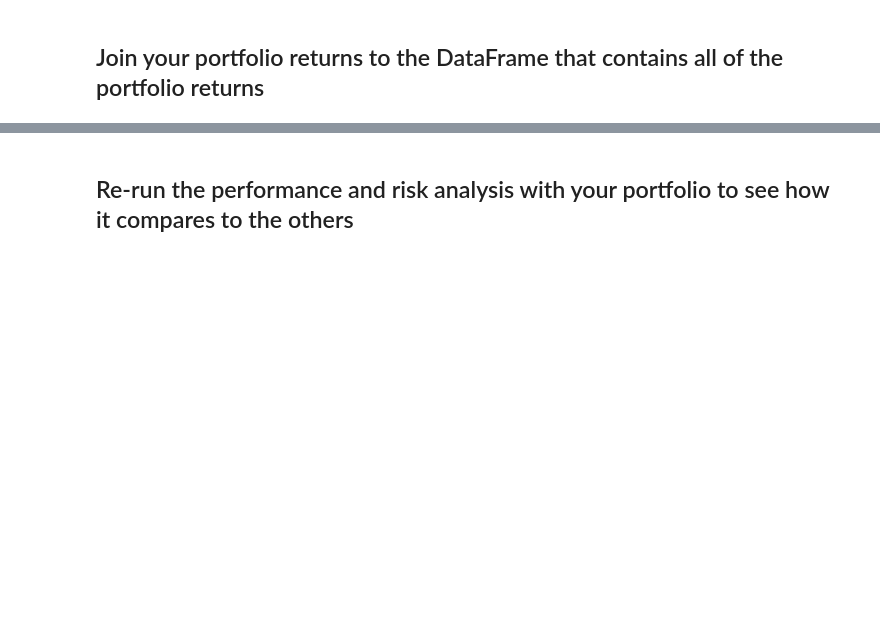
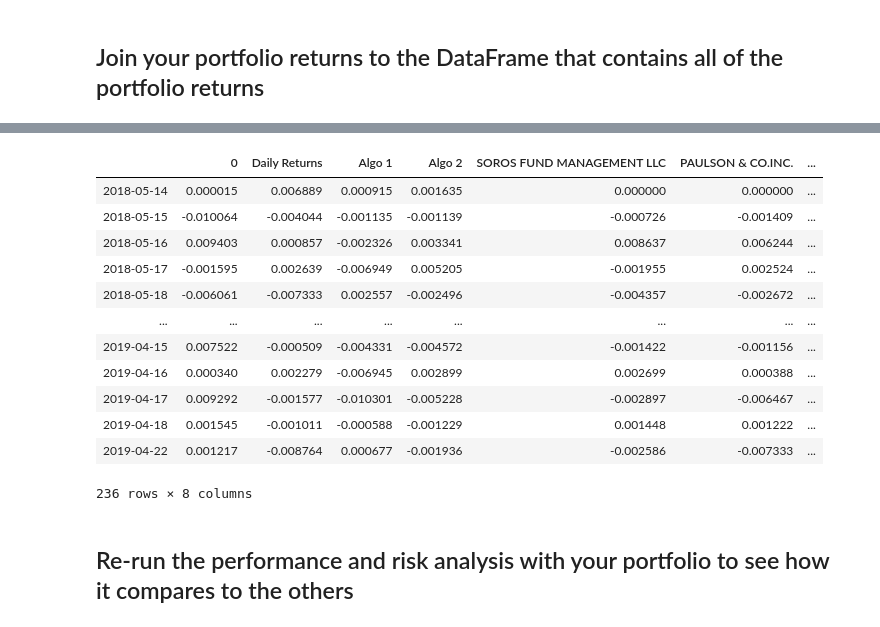
Before and after one commit to gabrieldk96/Pandas-Homework, a Jupyter notebook: Starter_Code/whale_analysis.ipynb, the cells around one changed output, grey strips where cells are left out. Cells and saved outputs as stored; diff of their text form; code cells hidden in the pictures; blank space fills up the shorter version.

```diff
--- a/Starter_Code/whale_analysis.ipynb
+++ b/Starter_Code/whale_analysis.ipynb
@@ -508,6 +519,21 @@ Length: 249, dtype: float64
 # %%
 # Only compare dates where return data exists for all the stocks (drop NaNs)
 # YOUR CODE HERE
+final_conglomerate_df.dropna()
+# %% [output]
+|  | 0 | Daily Returns | Algo 1 | Algo 2 | SOROS FUND MANAGEMENT LLC | PAULSON & CO.INC. | ... |
+| 2018-05-14 | 0.000015 | 0.006889 | 0.000915 | 0.001635 | 0.000000 | 0.000000 | ... |
+| 2018-05-15 | -0.010064 | -0.004044 | -0.001135 | -0.001139 | -0.000726 | -0.001409 | ... |
+| 2018-05-16 | 0.009403 | 0.000857 | -0.002326 | 0.003341 | 0.008637 | 0.006244 | ... |
+| 2018-05-17 | -0.001595 | 0.002639 | -0.006949 | 0.005205 | -0.001955 | 0.002524 | ... |
+| 2018-05-18 | -0.006061 | -0.007333 | 0.002557 | -0.002496 | -0.004357 | -0.002672 | ... |
+| ... | ... | ... | ... | ... | ... | ... | ... |
+| 2019-04-15 | 0.007522 | -0.000509 | -0.004331 | -0.004572 | -0.001422 | -0.001156 | ... |
+| 2019-04-16 | 0.000340 | 0.002279 | -0.006945 | 0.002899 | 0.002699 | 0.000388 | ... |
+| 2019-04-17 | 0.009292 | -0.001577 | -0.010301 | -0.005228 | -0.002897 | -0.006467 | ... |
+| 2019-04-18 | 0.001545 | -0.001011 | -0.000588 | -0.001229 | 0.001448 | 0.001222 | ... |
+| 2019-04-22 | 0.001217 | -0.008764 | 0.000677 | -0.001936 | -0.002586 | -0.007333 | ... |
+236 rows × 8 columns
 # %% [markdown]
 ## Re-run the performance and risk analysis with your portfolio to see how it compares to the others
 # %%
```
Also changed, not shown: parts of 9 cells of this notebook.
